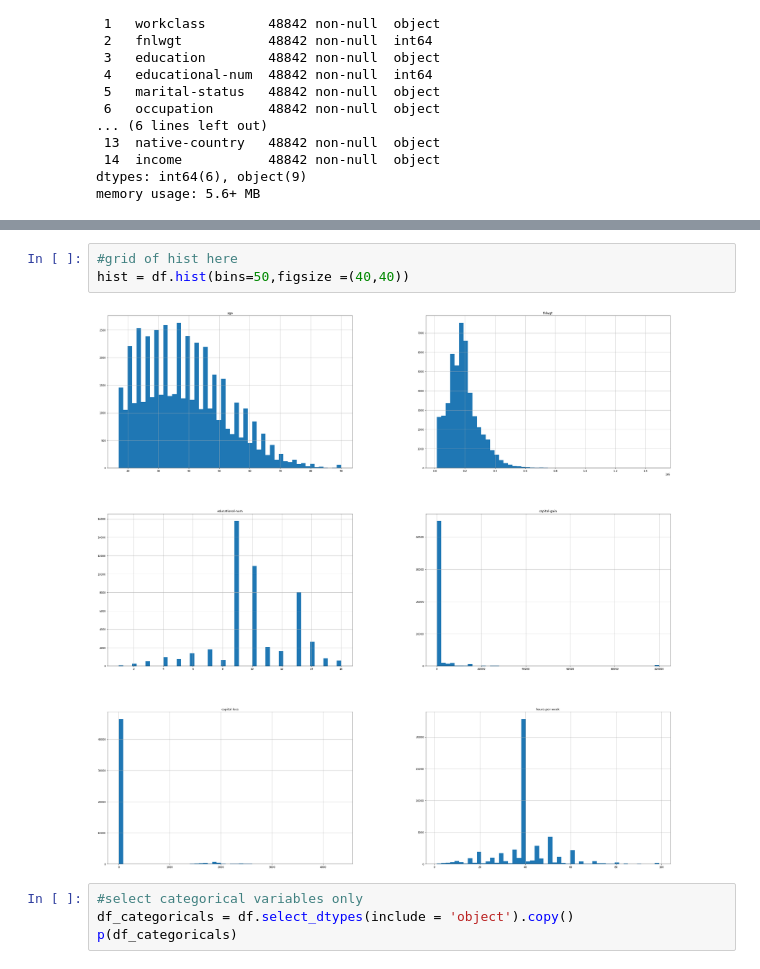
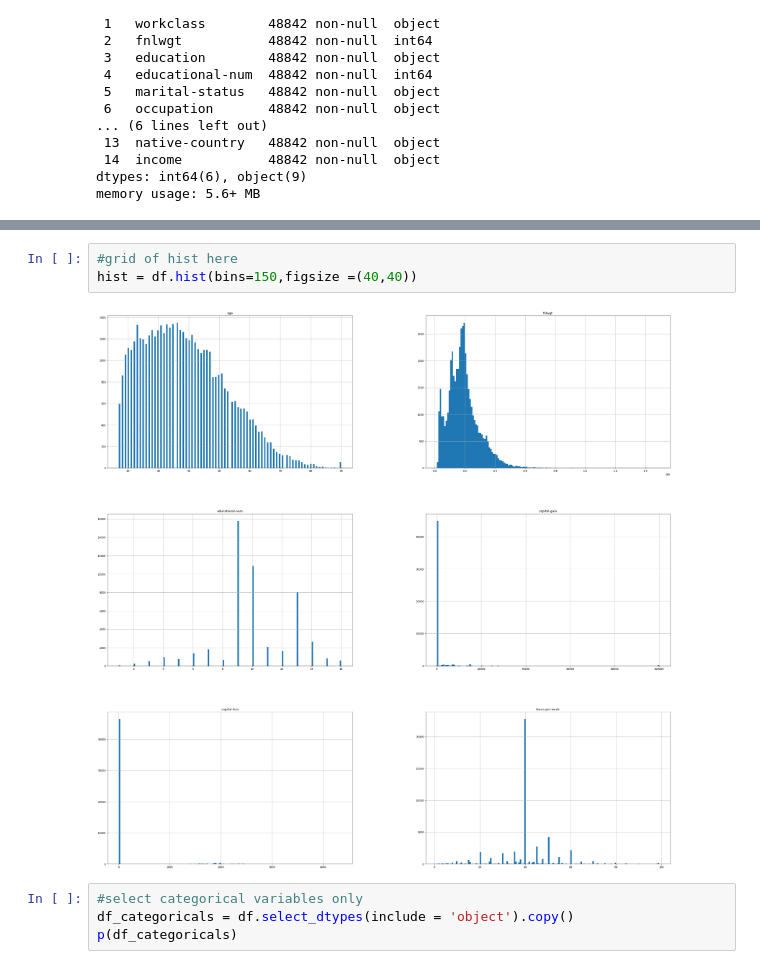
Before and after one commit to pauljacob/mini_projects, a Jupyter notebook: casfad_adult_income/03_Exploratory_Data_Analysis/03_exploratory_data_analysis.ipynb, the cells around one changed output, grey strips where cells are left out. Drawn from its saved outputs; the diff is of its cells as text.

```diff
--- a/casfad_adult_income/03_Exploratory_Data_Analysis/03_exploratory_data_analysis.ipynb
+++ b/casfad_adult_income/03_Exploratory_Data_Analysis/03_exploratory_data_analysis.ipynb
@@ -108,9 +108,9 @@ df.describe().T
 | hours-per-week | 48842.0 | 40.422382 | 12.391444 | 1.0 | 40.0 | 40.0 | 45.0 | 99.0 |
 # %%
 #grid of hist here
-hist = df.hist(bins=50,figsize =(40,40))
+hist = df.hist(bins=150,figsize =(40,40))
 # %% [output]
-[figure, old version]
+[figure, new version]
 # %%
 #select categorical variables only
 df_categoricals = df.select_dtypes(include = 'object').copy()
```
Also changed, not shown: parts of 1 cell of this notebook, 8 other files.
